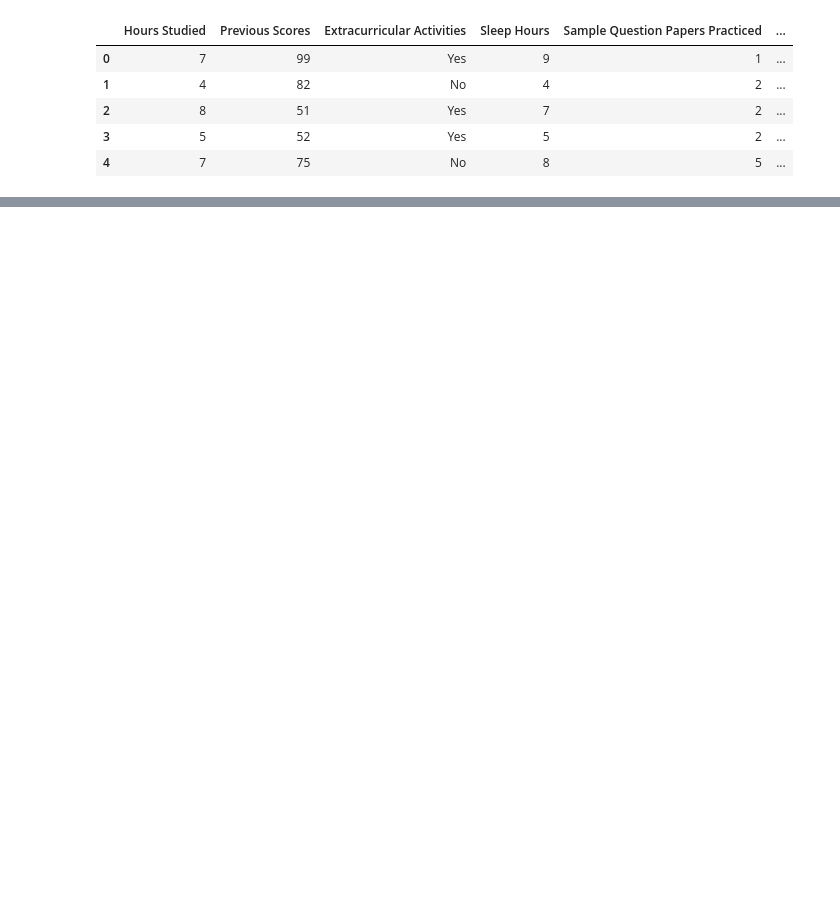
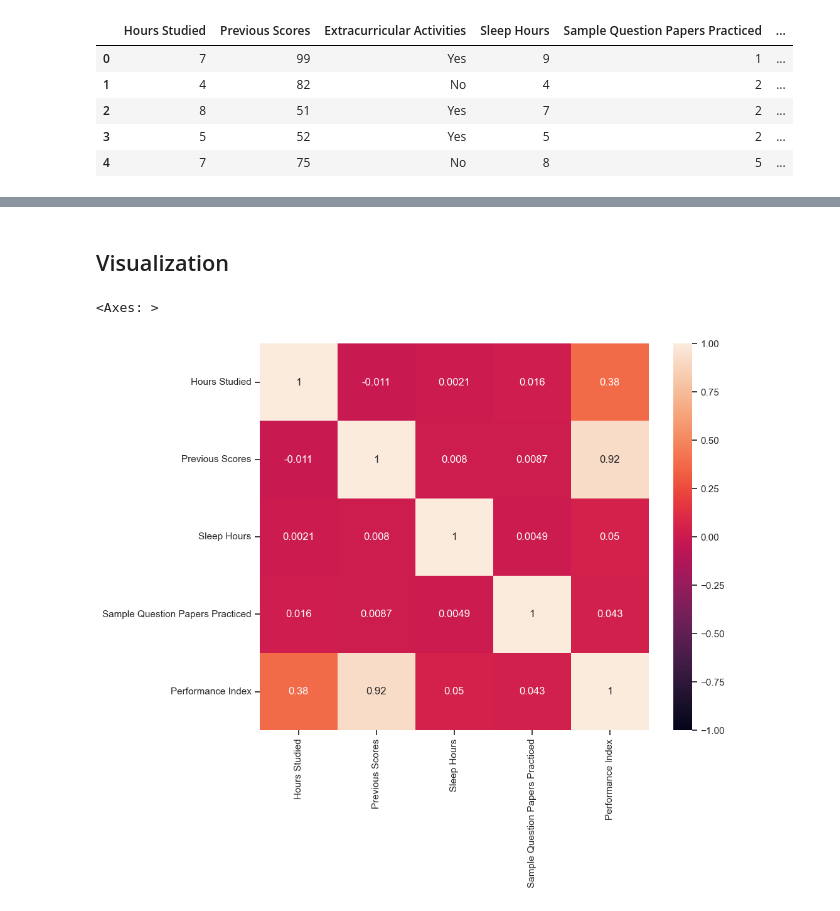
Before and after one commit to spandanaalvala/student_performance, a Jupyter notebook: Testing-notebook.ipynb, the cells around one changed output, grey strips where cells are left out. Drawn from its saved outputs; the diff is of its cells as text; code cells hidden in the pictures; blank space fills up the shorter version.

```diff
--- a/Testing-notebook.ipynb
+++ b/Testing-notebook.ipynb
@@ -13,0 +103,6 @@ df.head()
+# %%
+scaling_columns = ['Hours Studied', 'Previous Scores','Sleep Hours', 'Sample Question Papers Practiced']
+# %%
+normalized = scaler.fit_transform(StudentP_dfnew[scaling_columns])
+# %%
+StudentP_dfnew[scaling_columns] = normalized
@@ -13,0 +118,2 @@ df.head()
+# %% [markdown]
+## Visualization
@@ -13,0 +123,8 @@ df.head()
+# %%
+corr_df=StudentP_dfnew.corr(numeric_only=True)
+# %%
+plt.figure(figsize=(10,8))
+sns.heatmap(corr_df,annot=True,vmin=-1)
+# %% [output]
+<Axes: >
+[figure, added]
```
Also changed, not shown: parts of 39 cells of this notebook, 1 other file.
